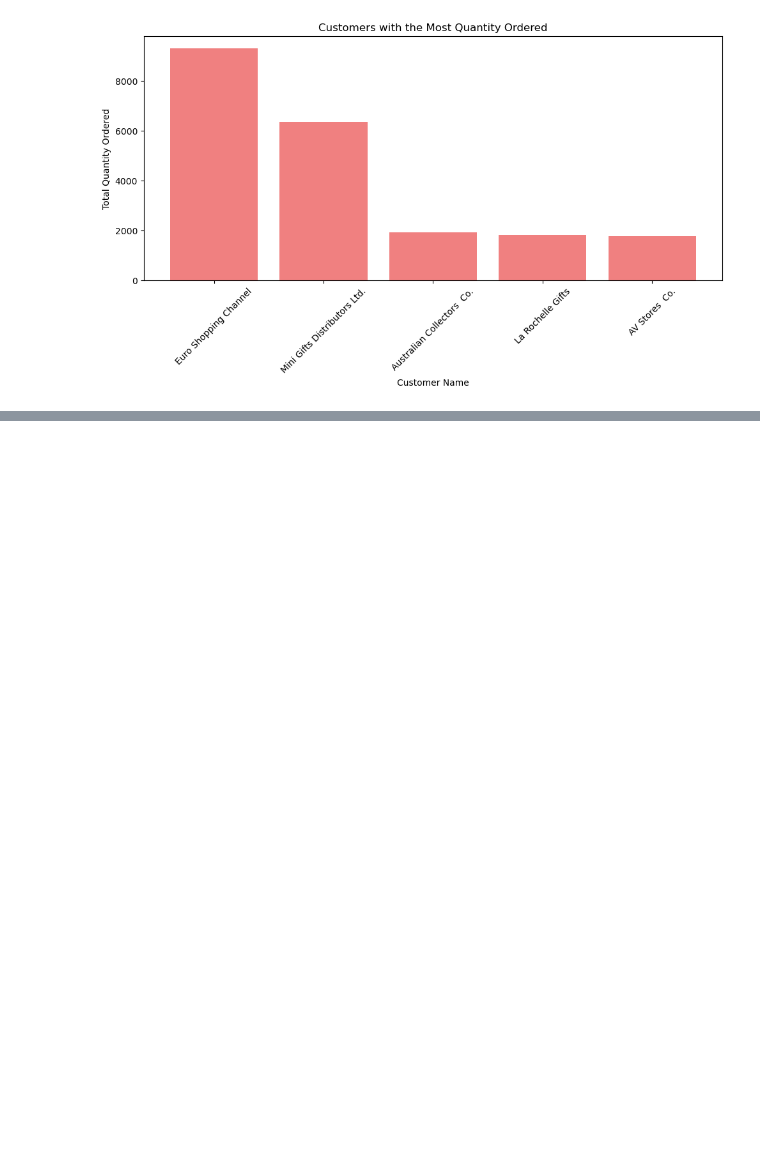
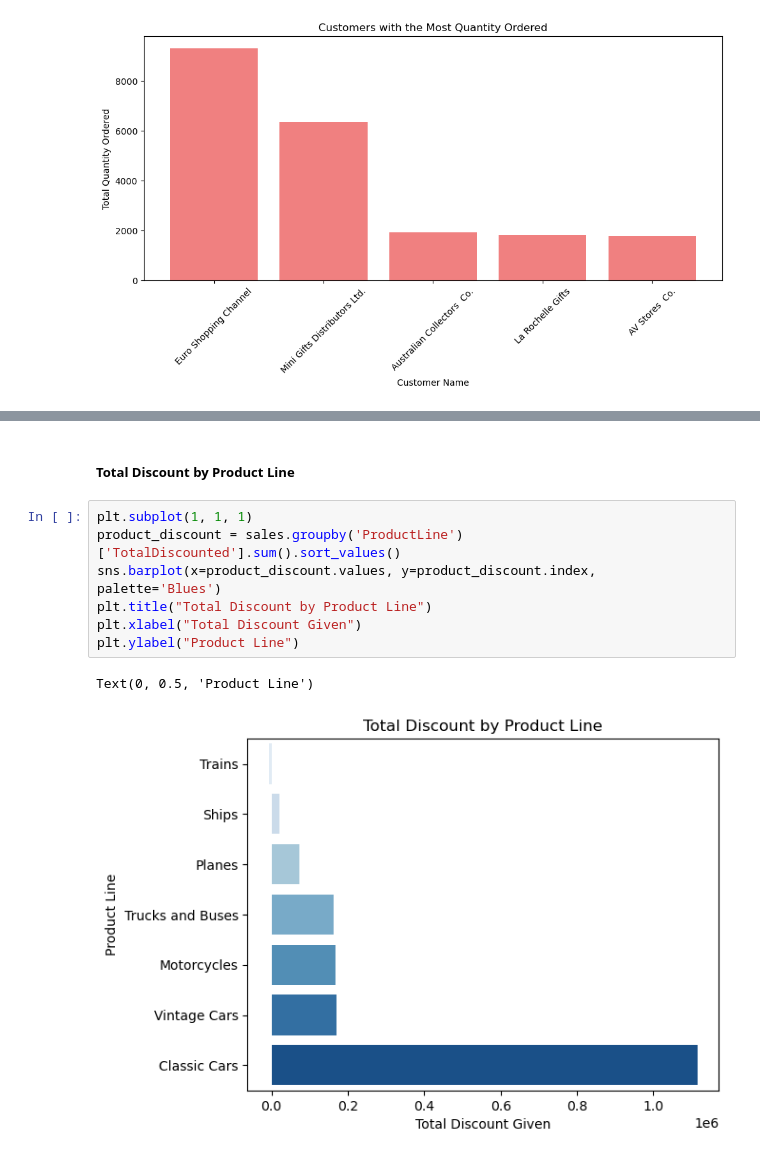
Before and after one commit to OjuokOchi/TOY-SALES-ANALYTICS, a Jupyter notebook: index.ipynb, the cells around one changed output, grey strips where cells are left out. Saved outputs shown, nothing was run; the diff lists cells and outputs as text; blank space fills up the shorter version.

```diff
--- a/index.ipynb
+++ b/index.ipynb
@@ -725,0 +755,12 @@ plt.show()
+# %% [markdown]
+##### Total Discount by Product Line
+# %%
+plt.subplot(1, 1, 1)
+product_discount = sales.groupby('ProductLine')['TotalDiscounted'].sum().sort_values()
+sns.barplot(x=product_discount.values, y=product_discount.index, palette='Blues')
+plt.title("Total Discount by Product Line")
+plt.xlabel("Total Discount Given")
+plt.ylabel("Product Line")
+# %% [output]
+Text(0, 0.5, 'Product Line')
+[figure, added]
```
Also changed, not shown: parts of 8 cells of this notebook.
